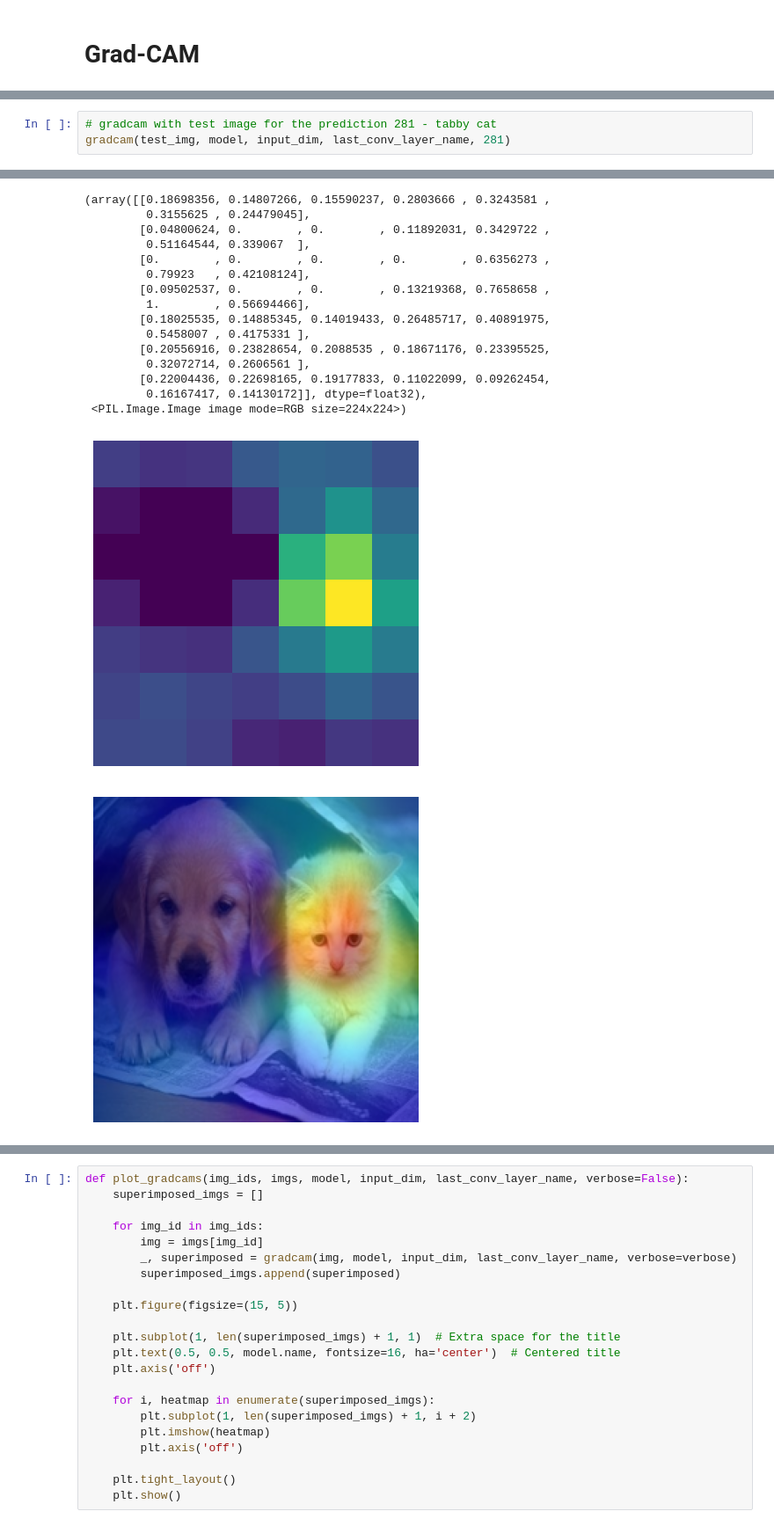
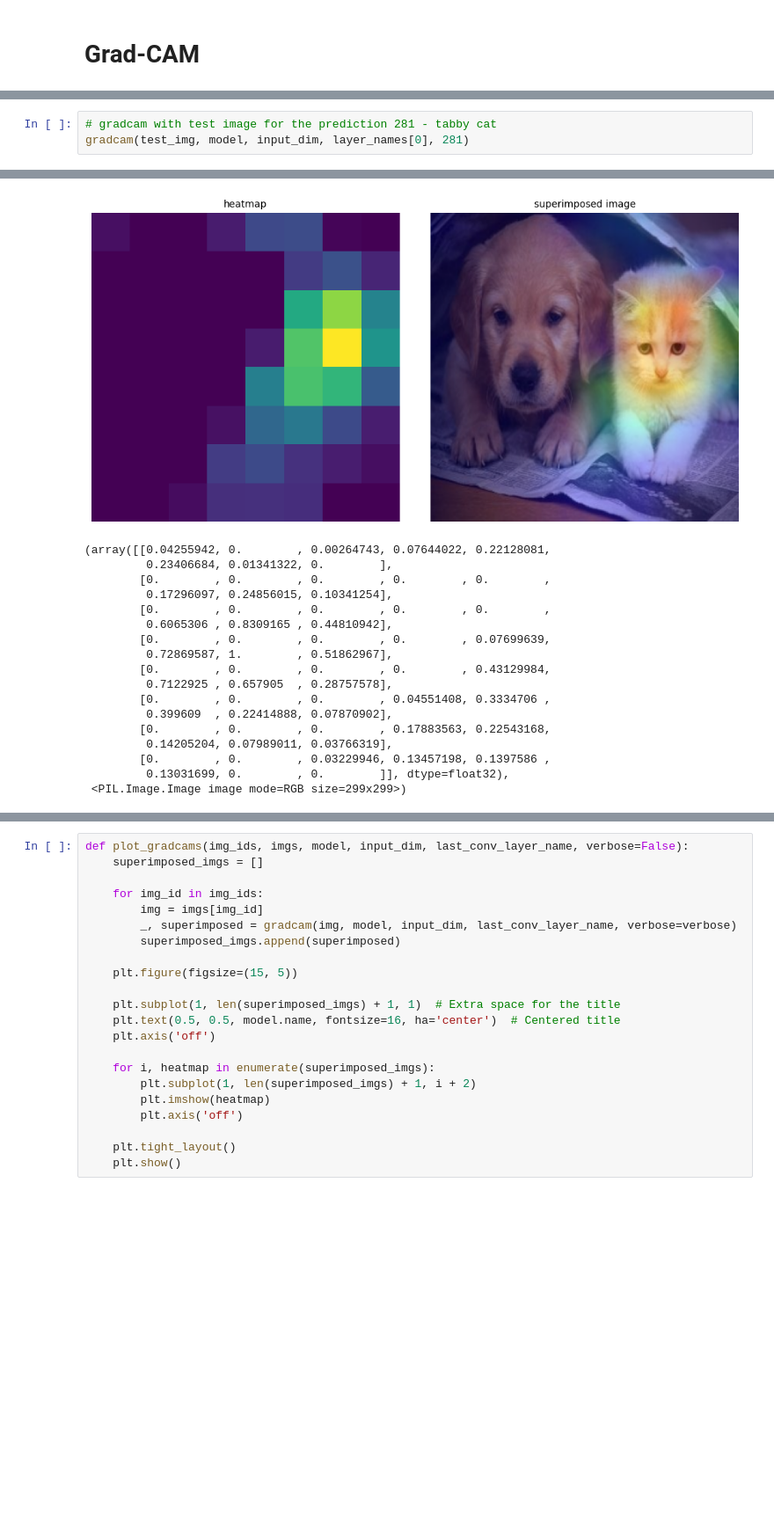
Before and after one commit to ADA-SITE-JML/gesture_face_features, a Jupyter notebook: code/feature_visualization.ipynb, the cells around one changed output, grey strips where cells are left out. Shown at 88% size. Saved outputs shown, nothing was run; the diff lists cells and outputs as text; blank space fills up the shorter version.

```diff
--- a/code/feature_visualization.ipynb
+++ b/code/feature_visualization.ipynb
@@ -825,4 +737,4 @@ Predicted: [('n02099601', 'golden_retriever', 0.50699985)]
 # %%
 # gradcam with test image for the prediction 281 - tabby cat
-gradcam(test_img, model, input_dim, last_conv_layer_name, 281)
+gradcam(test_img, model, input_dim, layer_names[0], 281)
 # %% [output]
@@ -831,17 +743,18 @@ Predicted: [('n02099601', 'golden_retriever', 0.50699985)]
+[figure, new version]
-(array([[0.18698356, 0.14807266, 0.15590237, 0.2803666 , 0.3243581 ,
-         0.3155625 , 0.24479045],
-        [0.04800624, 0.        , 0.        , 0.11892031, 0.3429722 ,
-         0.51164544, 0.339067  ],
-        [0.        , 0.        , 0.        , 0.        , 0.6356273 ,
-         0.79923   , 0.42108124],
-        [0.09502537, 0.        , 0.        , 0.13219368, 0.7658658 ,
-         1.        , 0.56694466],
-        [0.18025535, 0.14885345, 0.14019433, 0.26485717, 0.40891975,
-         0.5458007 , 0.4175331 ],
-        [0.20556916, 0.23828654, 0.2088535 , 0.18671176, 0.23395525,
-         0.32072714, 0.2606561 ],
-        [0.22004436, 0.22698165, 0.19177833, 0.11022099, 0.09262454,
-         0.16167417, 0.14130172]], dtype=float32),
- <PIL.Image.Image image mode=RGB size=224x224>)
+(array([[0.04255942, 0.        , 0.00264743, 0.07644022, 0.22128081,
+         0.23406684, 0.01341322, 0.        ],
+        [0.        , 0.        , 0.        , 0.        , 0.        ,
+         0.17296097, 0.24856015, 0.10341254],
+        [0.        , 0.        , 0.        , 0.        , 0.        ,
+         0.6065306 , 0.8309165 , 0.44810942],
+        [0.        , 0.        , 0.        , 0.        , 0.07699639,
+         0.72869587, 1.        , 0.51862967],
+        [0.        , 0.        , 0.        , 0.        , 0.43129984,
+         0.7122925 , 0.657905  , 0.28757578],
+        [0.        , 0.        , 0.        , 0.04551408, 0.3334706 ,
+         0.399609  , 0.22414888, 0.07870902],
+        [0.        , 0.        , 0.        , 0.17883563, 0.22543168,
+         0.14205204, 0.07989011, 0.03766319],
+        [0.        , 0.        , 0.03229946, 0.13457198, 0.1397586 ,
+         0.13031699, 0.        , 0.        ]], dtype=float32),
+ <PIL.Image.Image image mode=RGB size=299x299>)
-[figure, old version]
-[figure, removed]
```
Also changed, not shown: parts of 46 cells of this notebook, 4 other files.
